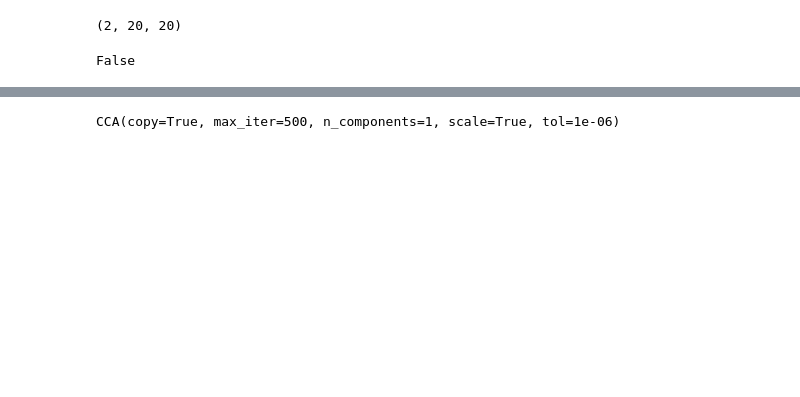
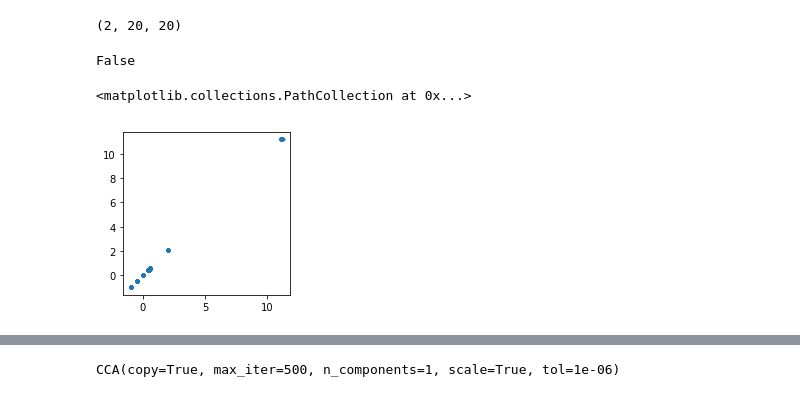
Before and after one commit to BouchardLab/FCCA, a Jupyter notebook: notebooks/cca.ipynb, the cells around one changed output, grey strips where cells are left out. Saved outputs shown, nothing was run; the diff lists cells and outputs as text; code cells hidden in the pictures; blank space fills up the shorter version.

```diff
--- a/notebooks/cca.ipynb
+++ b/notebooks/cca.ipynb
@@ -356,4 +201,10 @@ cov = np.cov(XoL, rowvar=False)
 np.allclose(cov[:20, :20], osc_cross_cov_mats[0])
 # %% [output]
 False
+# %%
+plt.figure(figsize=(3, 3))
+plt.scatter(cov[:20, :20].ravel(), osc_cross_cov_mats[0].ravel(), marker='.')
+# %% [output]
+<matplotlib.collections.PathCollection at 0x...>
+[figure, added]
 # %%
```
Also changed, not shown: parts of 18 cells of this notebook, 3 other files.
